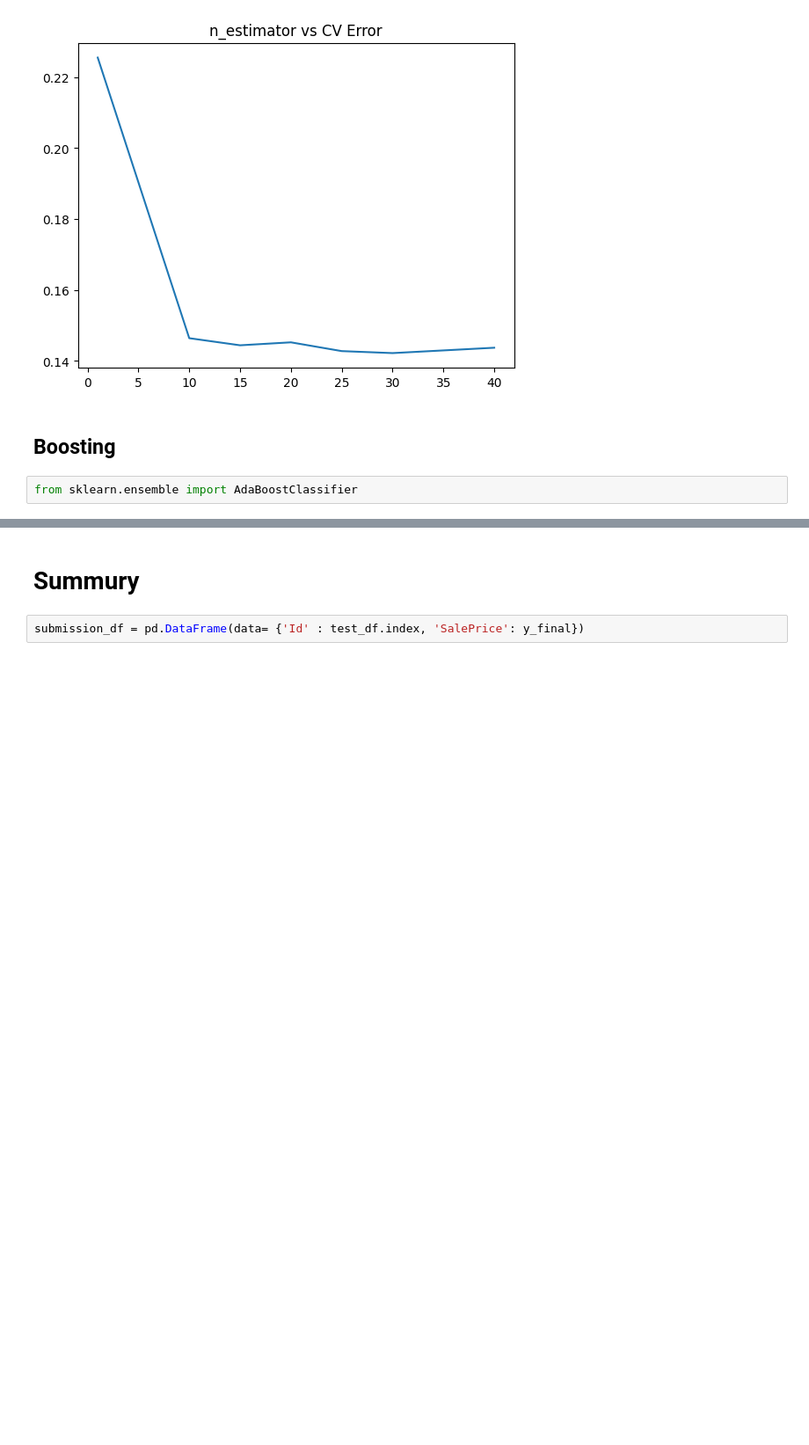
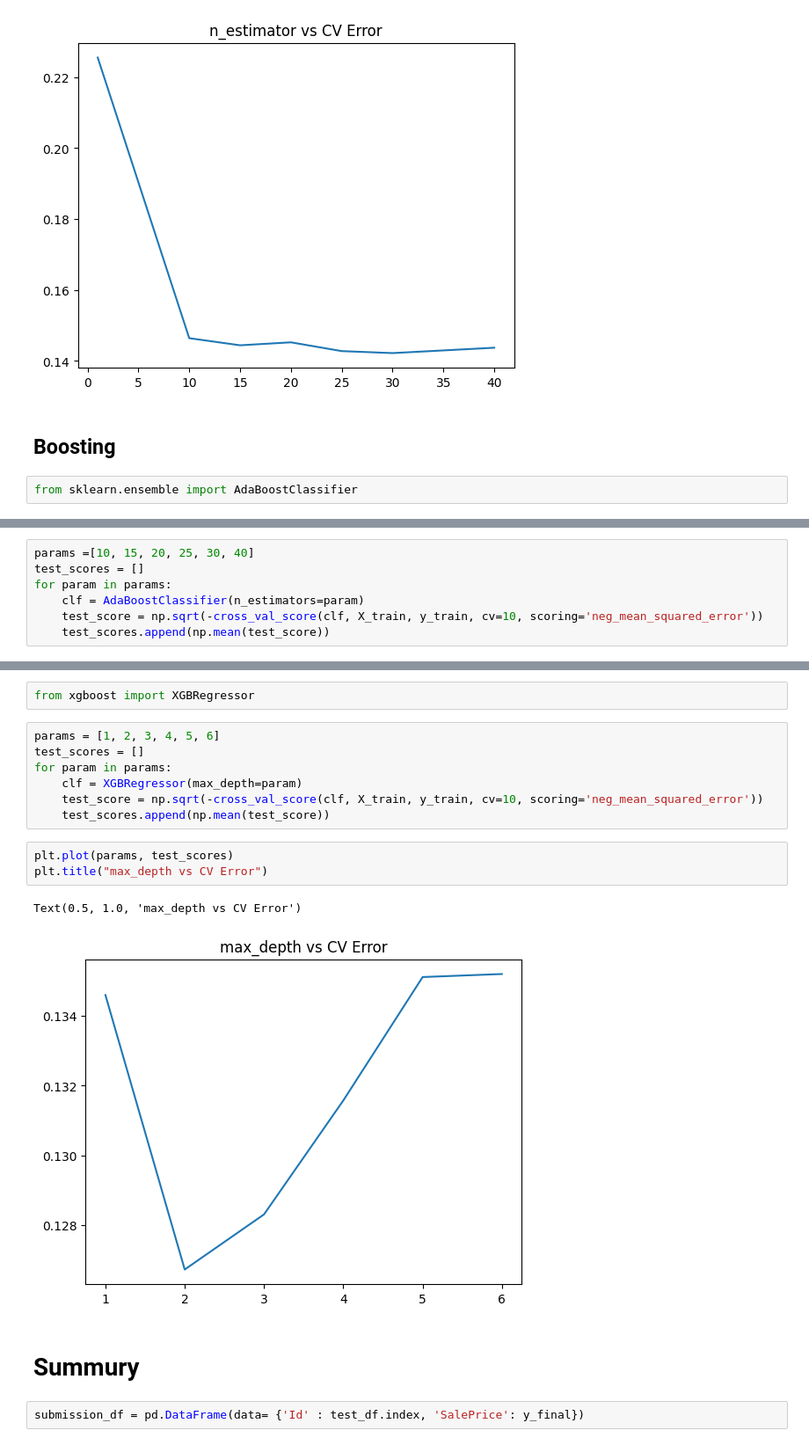
Before and after one commit to ChiehYuu/DataMining, a Jupyter notebook: House_Prices_Advanced_Regression_Techniques/House_Prices_Advanced_Regression_Techniques.ipynb, the cells around one changed output, grey strips where cells are left out. Shown at 88% size. Cells and saved outputs as stored; diff of their text form; blank space fills up the shorter version.

```diff
--- a/House_Prices_Advanced_Regression_Techniques/House_Prices_Advanced_Regression_Techniques.ipynb
+++ b/House_Prices_Advanced_Regression_Techniques/House_Prices_Advanced_Regression_Techniques.ipynb
@@ -301,0 +303,7 @@ You can try to debug the error by setting error_score='raise'.
+# %%
+params =[10, 15, 20, 25, 30, 40]
+test_scores = []
+for param in params:
+    clf = AdaBoostClassifier(n_estimators=param)
+    test_score = np.sqrt(-cross_val_score(clf, X_train, y_train, cv=10, scoring='neg_mean_squared_error'))
+    test_scores.append(np.mean(test_score))
@@ -302,3 +312,18 @@ You can try to debug the error by setting error_score='raise'.
+# %%
+from xgboost import XGBRegressor
+# %%
+params = [1, 2, 3, 4, 5, 6]
+test_scores = []
+for param in params:
+    clf = XGBRegressor(max_depth=param)
+    test_score = np.sqrt(-cross_val_score(clf, X_train, y_train, cv=10, scoring='neg_mean_squared_error'))
+    test_scores.append(np.mean(test_score))
+# %%
+plt.plot(params, test_scores)
+plt.title("max_depth vs CV Error")
+# %% [output]
+Text(0.5, 1.0, 'max_depth vs CV Error')
+[figure, added]
 # %% [markdown]
 # Summury
 # %%
```
Also changed, not shown: parts of 3 cells of this notebook.
